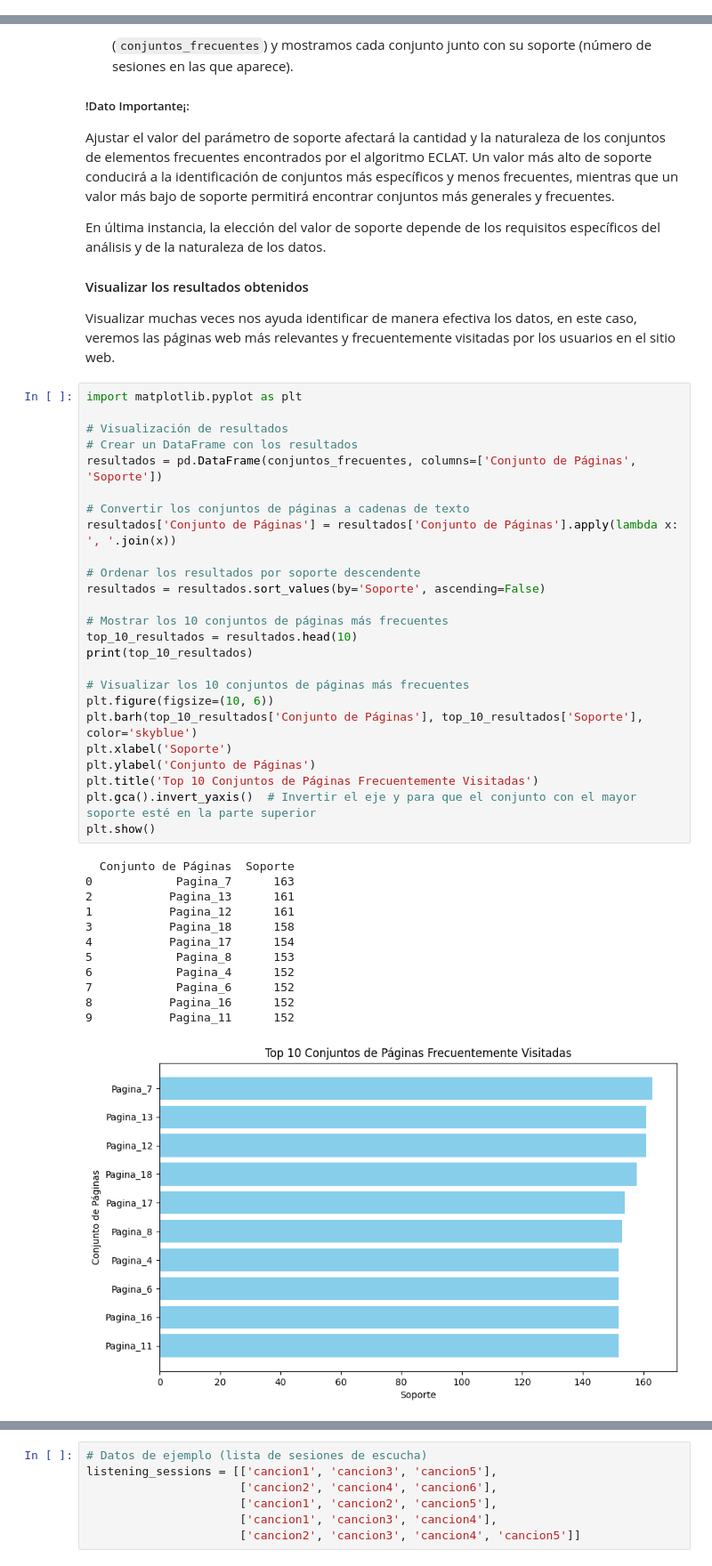
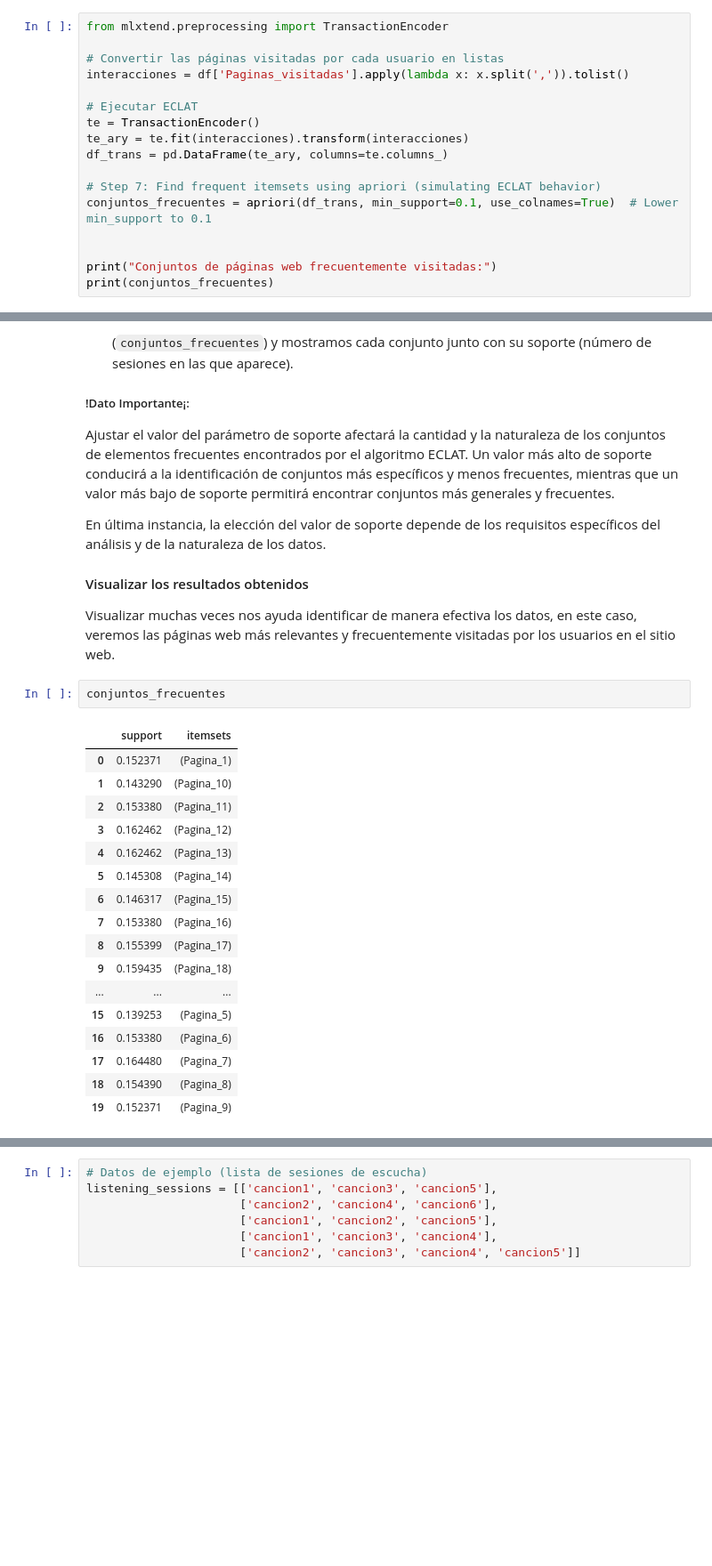
Before and after one commit to contreras-juan/UPTC_Diplomado_Ciencia_de_Datos, a Jupyter notebook: metodos_no_supervisados/regla_asociacion.ipynb, the cells around one changed output, grey strips where cells are left out. Shown: that part at 89% size. Cells and saved outputs as stored; diff of their text form; blank space fills up the shorter version.

```diff
--- a/metodos_no_supervisados/regla_asociacion.ipynb
+++ b/metodos_no_supervisados/regla_asociacion.ipynb
@@ -548,0 +556,17 @@ Conjunto de páginas: ('Pagina_2',), Soporte: 133
+# %%
+from mlxtend.preprocessing import TransactionEncoder
+
+# Convertir las páginas visitadas por cada usuario en listas
+interacciones = df['Paginas_visitadas'].apply(lambda x: x.split(',')).tolist()
+
+# Ejecutar ECLAT
+te = TransactionEncoder()
+te_ary = te.fit(interacciones).transform(interacciones)
+df_trans = pd.DataFrame(te_ary, columns=te.columns_)
+
+# Step 7: Find frequent itemsets using apriori (simulating ECLAT behavior)
+conjuntos_frecuentes = apriori(df_trans, min_support=0.1, use_colnames=True)  # Lower min_support to 0.1
+
+
+print("Conjuntos de páginas web frecuentemente visitadas:")
+print(conjuntos_frecuentes)
@@ -570,41 +612,23 @@ En última instancia, la elección del valor de soporte depende de los requisito
 #### Visualizar los resultados obtenidos
 
 Visualizar muchas veces nos ayuda identificar de manera efectiva los datos, en este caso, veremos las páginas web más relevantes y frecuentemente visitadas por los usuarios en el sitio web.
-# %%
-import matplotlib.pyplot as plt
-
-# Visualización de resultados
-# Crear un DataFrame con los resultados
-resultados = pd.DataFrame(conjuntos_frecuentes, columns=['Conjunto de Páginas', 'Soporte'])
-
-# Convertir los conjuntos de páginas a cadenas de texto
-resultados['Conjunto de Páginas'] = resultados['Conjunto de Páginas'].apply(lambda x: ', '.join(x))
-
-# Ordenar los resultados por soporte descendente
-resultados = resultados.sort_values(by='Soporte', ascending=False)
-
-# Mostrar los 10 conjuntos de páginas más frecuentes
-top_10_resultados = resultados.head(10)
-print(top_10_resultados)
-
-# Visualizar los 10 conjuntos de páginas más frecuentes
-plt.figure(figsize=(10, 6))
-plt.barh(top_10_resultados['Conjunto de Páginas'], top_10_resultados['Soporte'], color='skyblue')
-plt.xlabel('Soporte')
-plt.ylabel('Conjunto de Páginas')
-plt.title('Top 10 Conjuntos de Páginas Frecuentemente Visitadas')
-plt.gca().invert_yaxis()  # Invertir el eje y para que el conjunto con el mayor soporte esté en la parte superior
-plt.show()
-# %% [output]
-  Conjunto de Páginas  Soporte
-0            Pagina_7      163
-2           Pagina_13      161
-1           Pagina_12      161
-3           Pagina_18      158
-4           Pagina_17      154
-5            Pagina_8      153
-6            Pagina_4      152
-7            Pagina_6      152
-8           Pagina_16      152
-9           Pagina_11      152
-[figure, removed]
+# %%
+conjuntos_frecuentes
+# %% [output]
+|  | support | itemsets |
+| 0 | 0.152371 | (Pagina_1) |
+| 1 | 0.143290 | (Pagina_10) |
+| 2 | 0.153380 | (Pagina_11) |
+| 3 | 0.162462 | (Pagina_12) |
+| 4 | 0.162462 | (Pagina_13) |
+| 5 | 0.145308 | (Pagina_14) |
+| 6 | 0.146317 | (Pagina_15) |
+| 7 | 0.153380 | (Pagina_16) |
+| 8 | 0.155399 | (Pagina_17) |
+| 9 | 0.159435 | (Pagina_18) |
+| ... | ... | ... |
+| 15 | 0.139253 | (Pagina_5) |
+| 16 | 0.153380 | (Pagina_6) |
+| 17 | 0.164480 | (Pagina_7) |
+| 18 | 0.154390 | (Pagina_8) |
+| 19 | 0.152371 | (Pagina_9) |
```
Also changed, not shown: parts of 25 cells of this notebook, 3 other files.
